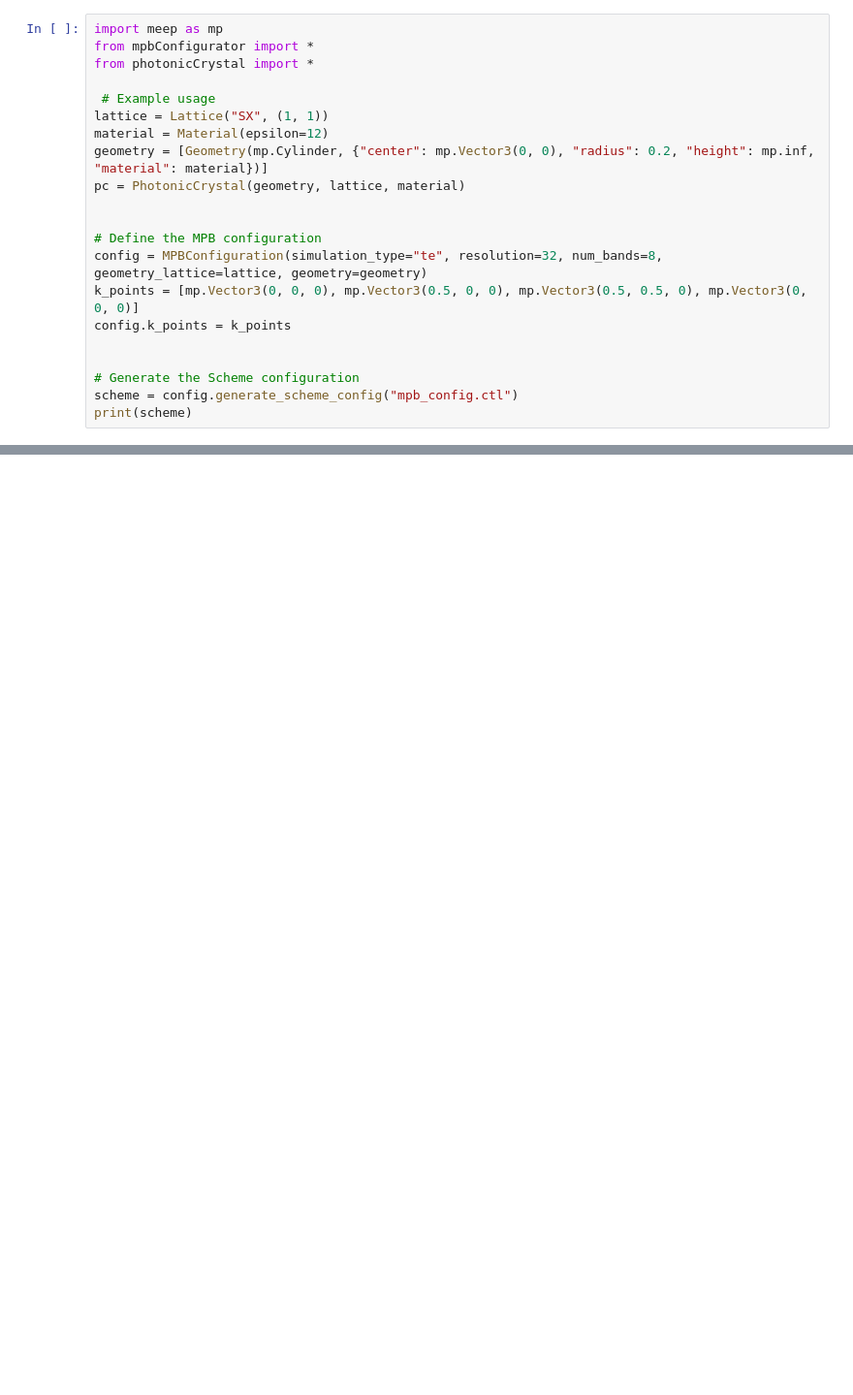
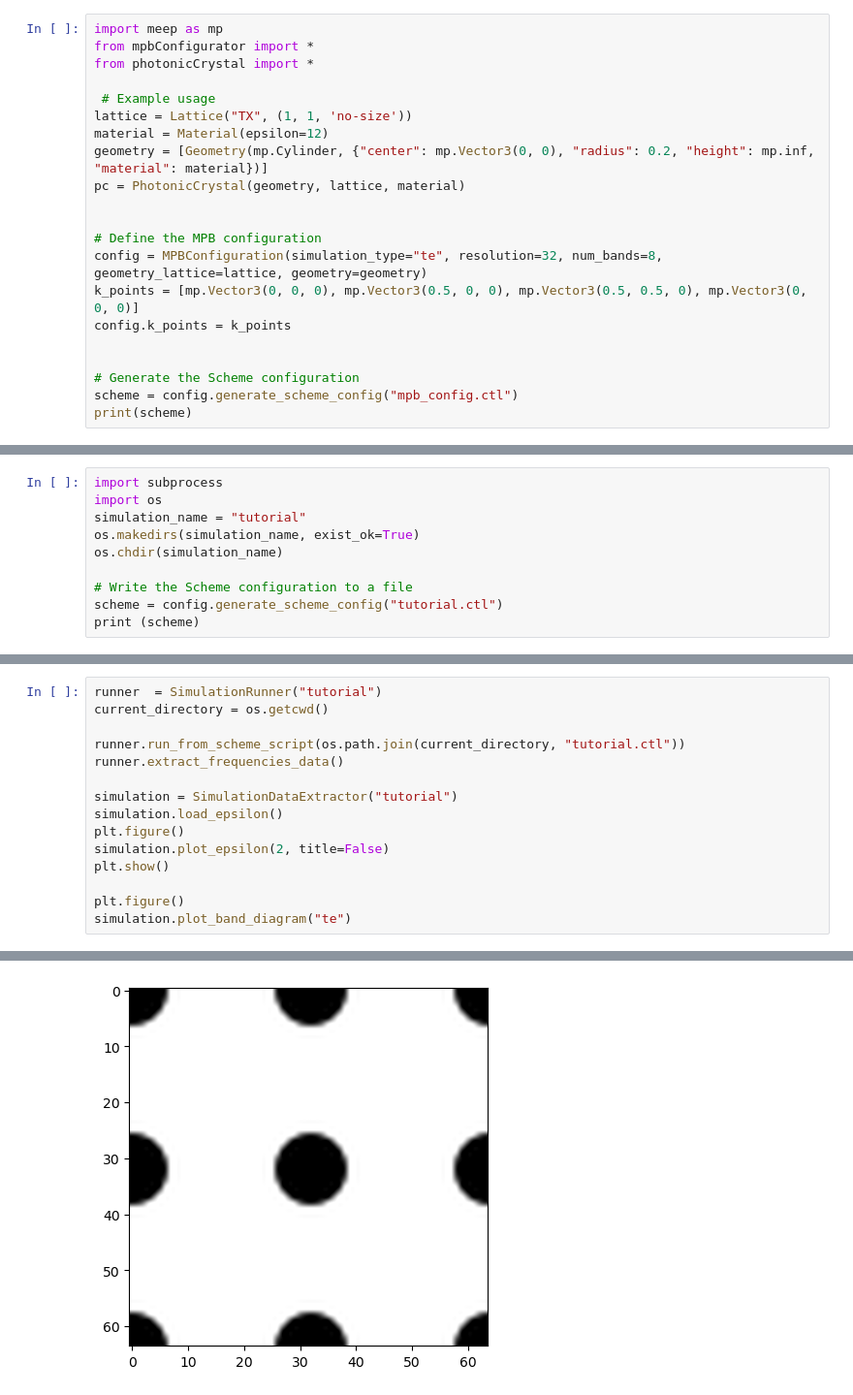
Before and after one commit to enricovallar/phc_nzi, a Jupyter notebook: sources/test.ipynb, the cells around one changed output, grey strips where cells are left out. Shown at 97% size. Saved outputs shown, nothing was run; the diff lists cells and outputs as text; blank space fills up the shorter version.

```diff
--- a/sources/test.ipynb
+++ b/sources/test.ipynb
@@ -4,7 +4,7 @@ from mpbConfigurator import *
 from photonicCrystal import *
 
  # Example usage
-lattice = Lattice("SX", (1, 1))
+lattice = Lattice("TX", (1, 1, 'no-size'))
 material = Material(epsilon=12)
 geometry = [Geometry(mp.Cylinder, {"center": mp.Vector3(0, 0), "radius": 0.2, "height": mp.inf, "material": material})]
 pc = PhotonicCrystal(geometry, lattice, material)
@@ -34 +33,11 @@ Scheme configuration written to mpb_config.ctl
 (run-te)
+# %%
+import subprocess
+import os
+simulation_name = "tutorial"
+os.makedirs(simulation_name, exist_ok=True)
+os.chdir(simulation_name)
+
+# Write the Scheme configuration to a file
+scheme = config.generate_scheme_config("tutorial.ctl")
+print (scheme)
@@ -61,0 +494,16 @@ done.
+# %%
+runner  = SimulationRunner("tutorial")
+current_directory = os.getcwd()
+
+runner.run_from_scheme_script(os.path.join(current_directory, "tutorial.ctl"))
+runner.extract_frequencies_data()
+
+simulation = SimulationDataExtractor("tutorial")
+simulation.load_epsilon()
+plt.figure()
+simulation.plot_epsilon(2, title=False)
+plt.show()
+
+plt.figure()
+simulation.plot_band_diagram("te")
+# %% [output]
@@ -61,0 +517 @@ done.
+[figure, added]
```
Also changed, not shown: parts of 7 cells of this notebook, 19 other files.
